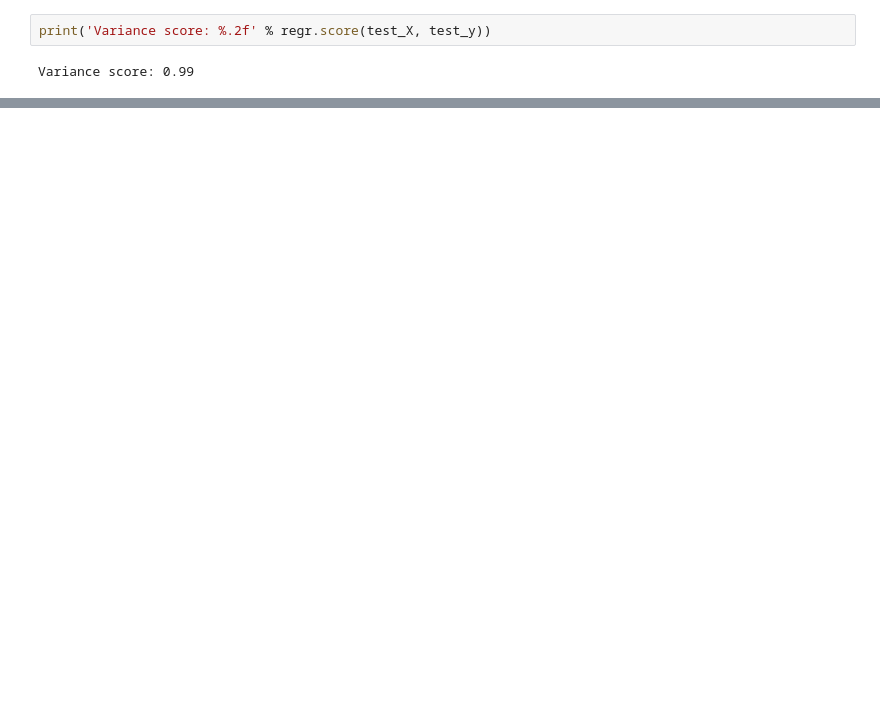
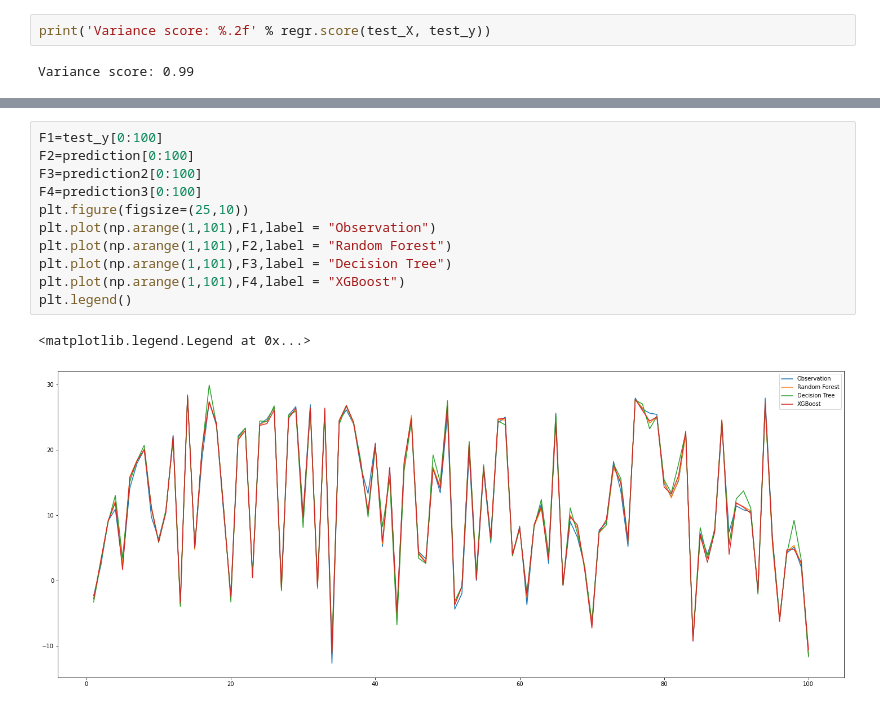
Before and after one commit to KennyPhan/WeatherForcasting, a Jupyter notebook: Kaggle Data Weather Forcasting/Kaggle_Weather_Modeling.ipynb, the cells around one changed output, grey strips where cells are left out. Drawn from its saved outputs; the diff is of its cells as text; blank space fills up the shorter version.

```diff
--- a/Kaggle Data Weather Forcasting/Kaggle_Weather_Modeling.ipynb
+++ b/Kaggle Data Weather Forcasting/Kaggle_Weather_Modeling.ipynb
@@ -137,0 +220,14 @@ R2-score: 0.99
+# %%
+F1=test_y[0:100]
+F2=prediction[0:100]
+F3=prediction2[0:100]
+F4=prediction3[0:100]
+plt.figure(figsize=(25,10))
+plt.plot(np.arange(1,101),F1,label = "Observation")
+plt.plot(np.arange(1,101),F2,label = "Random Forest")
+plt.plot(np.arange(1,101),F3,label = "Decision Tree")
+plt.plot(np.arange(1,101),F4,label = "XGBoost")
+plt.legend()
+# %% [output]
+<matplotlib.legend.Legend at 0x...>
+[figure, added]
```
Also changed, not shown: parts of 26 cells of this notebook.
